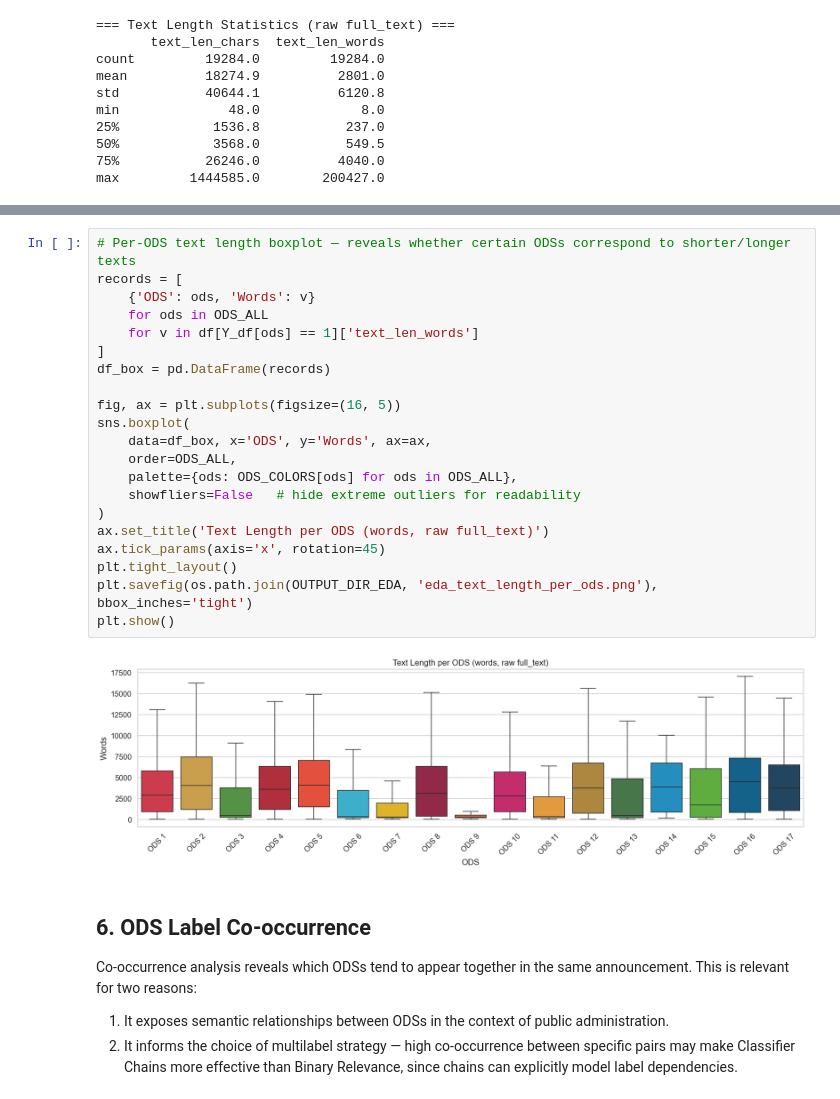
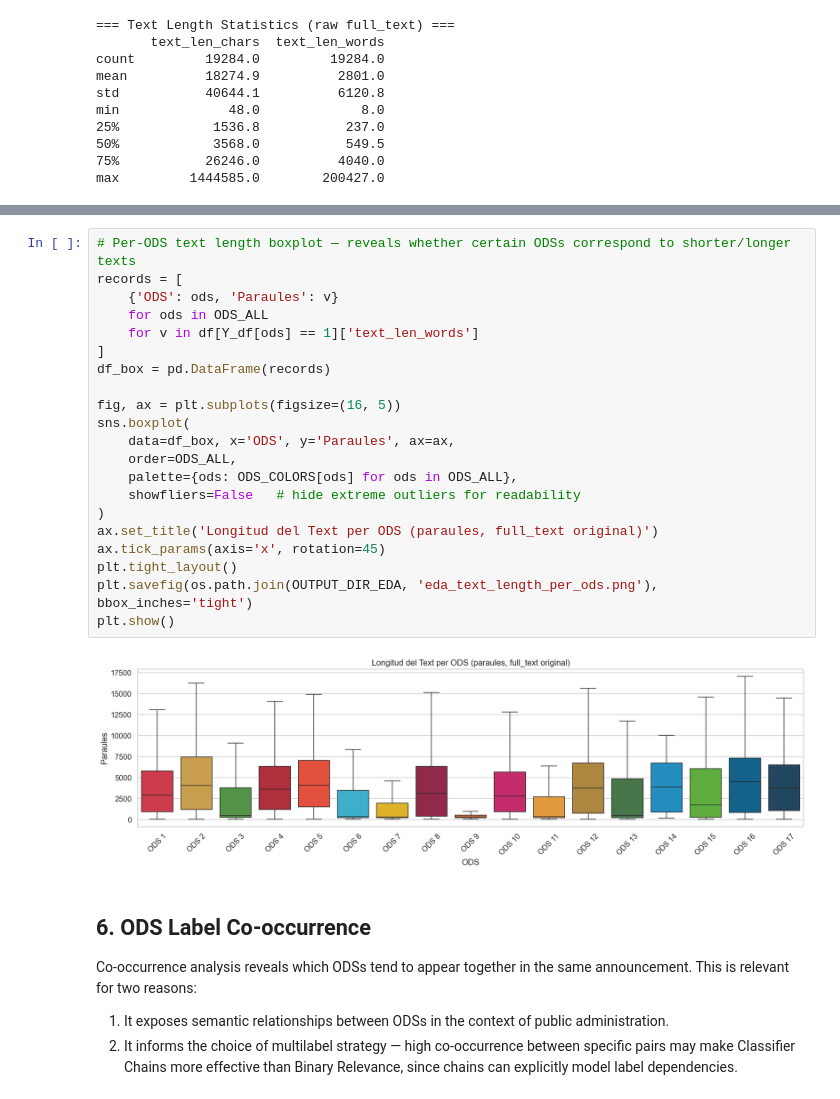
Before and after one commit to jiacomas/TFG-jiacomas, a Jupyter notebook: notebooks/02_eda.ipynb, the cells around one changed output, grey strips where cells are left out. Cells and saved outputs as stored; diff of their text form.

```diff
--- a/notebooks/02_eda.ipynb
+++ b/notebooks/02_eda.ipynb
@@ -286,26 +316,26 @@ Announcements with fewer than 50 words: 0.5%  — possible OCR errors
 # %%
 # Per-ODS text length boxplot — reveals whether certain ODSs correspond to shorter/longer texts
 records = [
-    {'ODS': ods, 'Words': v}
+    {'ODS': ods, 'Paraules': v}
     for ods in ODS_ALL
     for v in df[Y_df[ods] == 1]['text_len_words']
 ]
 df_box = pd.DataFrame(records)
 
 fig, ax = plt.subplots(figsize=(16, 5))
 sns.boxplot(
-    data=df_box, x='ODS', y='Words', ax=ax,
+    data=df_box, x='ODS', y='Paraules', ax=ax,
     order=ODS_ALL,
     palette={ods: ODS_COLORS[ods] for ods in ODS_ALL},
     showfliers=False   # hide extreme outliers for readability
 )
-ax.set_title('Text Length per ODS (words, raw full_text)')
+ax.set_title('Longitud del Text per ODS (paraules, full_text original)')
 ax.tick_params(axis='x', rotation=45)
 plt.tight_layout()
 plt.savefig(os.path.join(OUTPUT_DIR_EDA, 'eda_text_length_per_ods.png'), bbox_inches='tight')
 plt.show()
 # %% [output]
-[figure, old version]
+[figure, new version]
 # %% [markdown]
 ## **6. ODS Label Co-occurrence**
 
```
Also changed, not shown: parts of 7 cells of this notebook, 9 other files.
